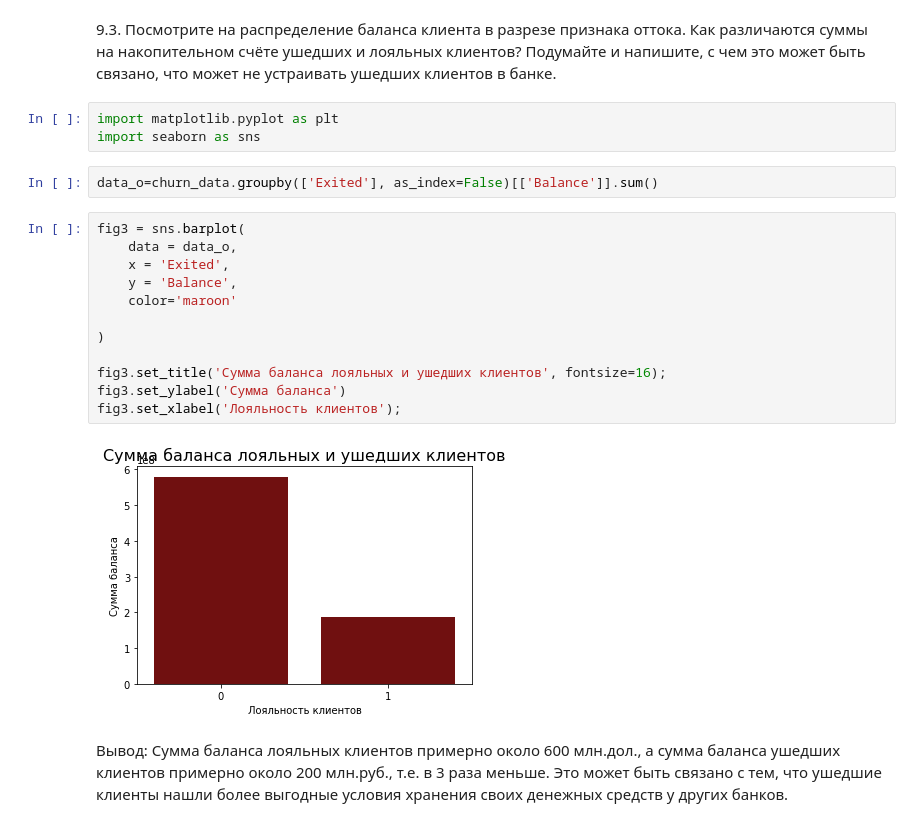
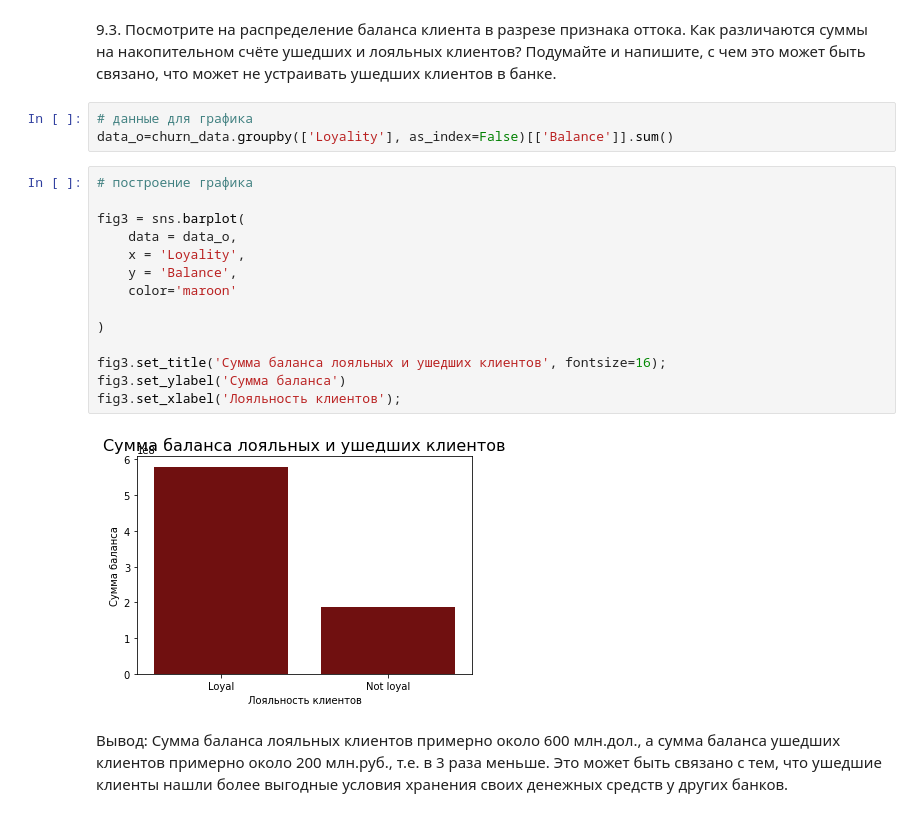
Before and after one commit to Maria-061/ds1, a Jupyter notebook: skillfactory/PY_13 Визуализация данных/practice.ipynb, the cells around one changed output. Cells and saved outputs as stored; diff of their text form.

```diff
--- a/skillfactory/PY_13 Визуализация данных/practice.ipynb
+++ b/skillfactory/PY_13 Визуализация данных/practice.ipynb
@@ -97,25 +88,25 @@ fig2;
 ### Задание 9.3
 # %% [markdown]
 9.3. Посмотрите на распределение баланса клиента в разрезе признака оттока. Как различаются суммы на накопительном счёте ушедших и лояльных клиентов? Подумайте и напишите, с чем это может быть связано, что может не устраивать ушедших клиентов в банке.
-# %%
-import matplotlib.pyplot as plt
-import seaborn as sns
 # %%
-data_o=churn_data.groupby(['Exited'], as_index=False)[['Balance']].sum()
+# данные для графика
+data_o=churn_data.groupby(['Loyality'], as_index=False)[['Balance']].sum()
 # %%
+# построение графика
+
 fig3 = sns.barplot(
     data = data_o,
-    x = 'Exited',
+    x = 'Loyality',
     y = 'Balance',
     color='maroon'
 
 )
 
 fig3.set_title('Сумма баланса лояльных и ушедших клиентов', fontsize=16);
 fig3.set_ylabel('Сумма баланса')
 fig3.set_xlabel('Лояльность клиентов');
 # %% [output]
-[figure, old version]
+[figure, new version]
 # %% [markdown]
 Вывод: Сумма баланса лояльных клиентов примерно около 600 млн.дол., а сумма баланса ушедших клиентов примерно около 200 млн.руб., т.е. в 3 раза меньше. Это может быть связано с тем, что ушедшие клиенты нашли более выгодные условия хранения своих денежных средств у других банков.
 # %% [markdown]
```
Also changed, not shown: parts of 49 cells of this notebook.
